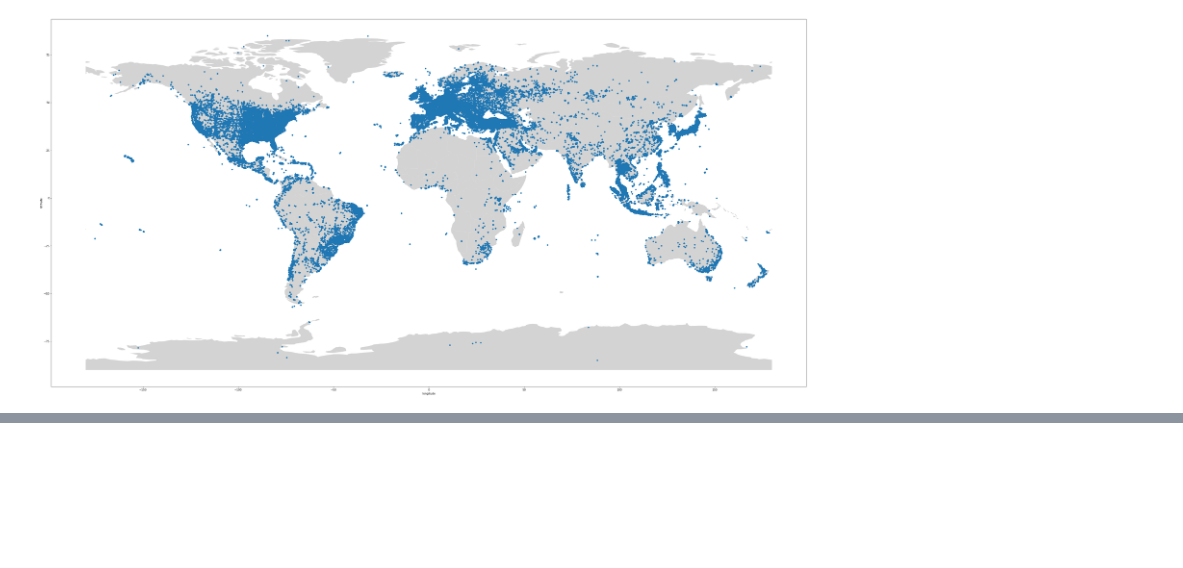
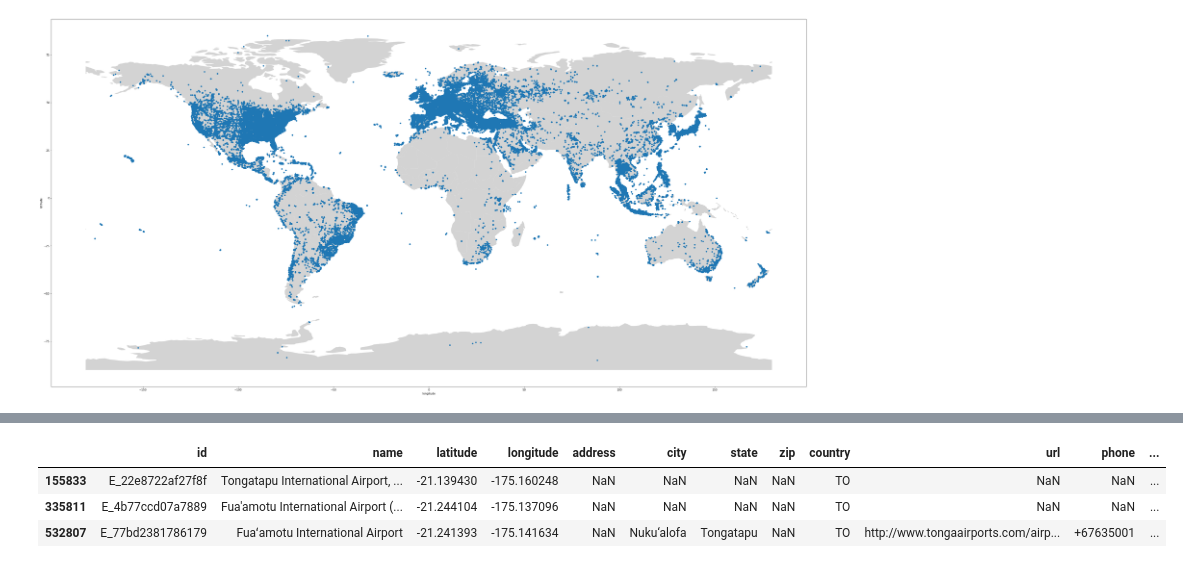
Before and after one commit to ParalogyX/Foursquare_Location_Matching, a Jupyter notebook: first_notebook.ipynb, the cells around one changed output, grey strips where cells are left out. Cells and saved outputs as stored; diff of their text form; code cells hidden in the pictures; blank space fills up the shorter version.

```diff
--- a/first_notebook.ipynb
+++ b/first_notebook.ipynb
@@ -802,0 +820,7 @@ df.plot(x="longitude", y="latitude", kind="scatter",
+# %%
+df[(df['latitude'] > -25) & (df['latitude'] < -20) & (df['longitude'] < -150)]
+# %% [output]
+|  | id | name | latitude | longitude | address | city | state | zip | country | url | phone | ... |
+| 155833 | E_22e8722af27f8f | Tongatapu International Airport, ... | -21.139430 | -175.160248 | NaN | NaN | NaN | NaN | TO | NaN | NaN | ... |
+| 335811 | E_4b77ccd07a7889 | Fua'amotu International Airport (... | -21.244104 | -175.137096 | NaN | NaN | NaN | NaN | TO | NaN | NaN | ... |
+| 532807 | E_77bd2381786179 | Fuaʻamotu International Airport | -21.241393 | -175.141634 | NaN | Nuku‘alofa | Tongatapu | NaN | TO | http://www.tongaairports.com/airp... | +67635001 | ... |
```
Also changed, not shown: parts of 3 cells of this notebook.
